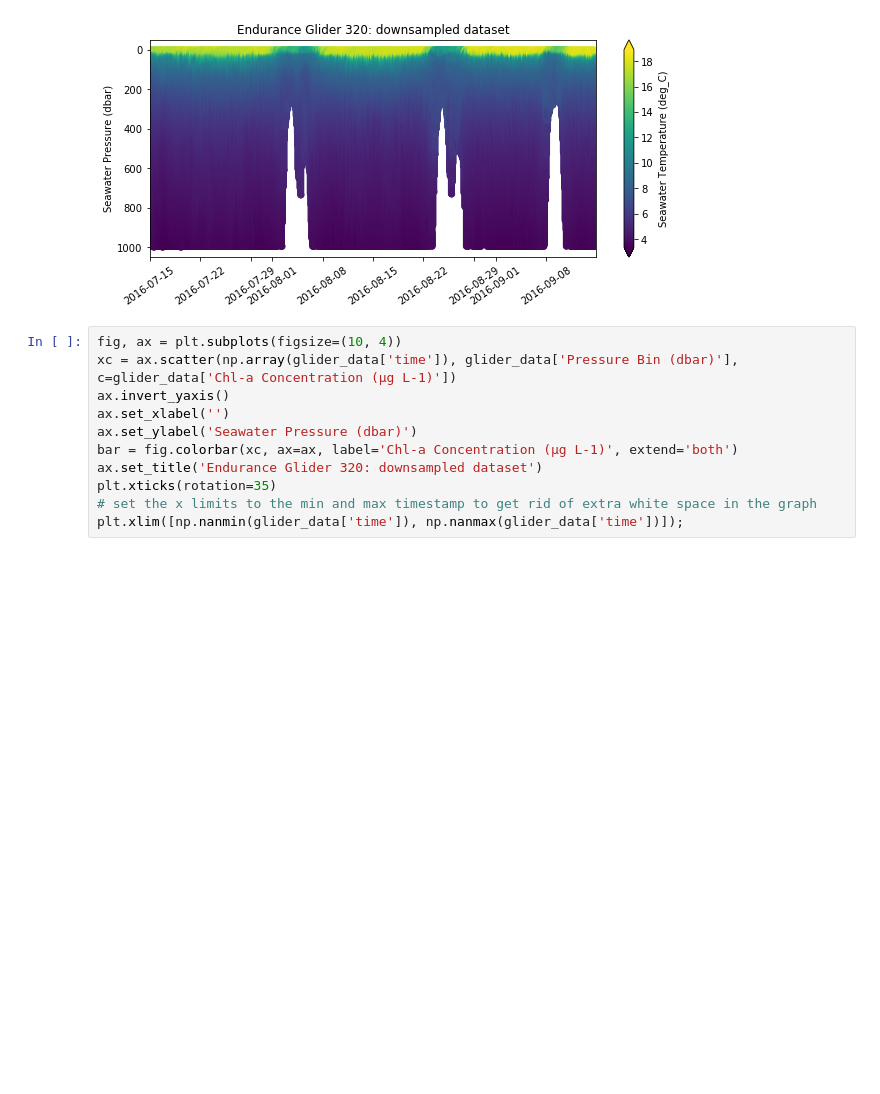
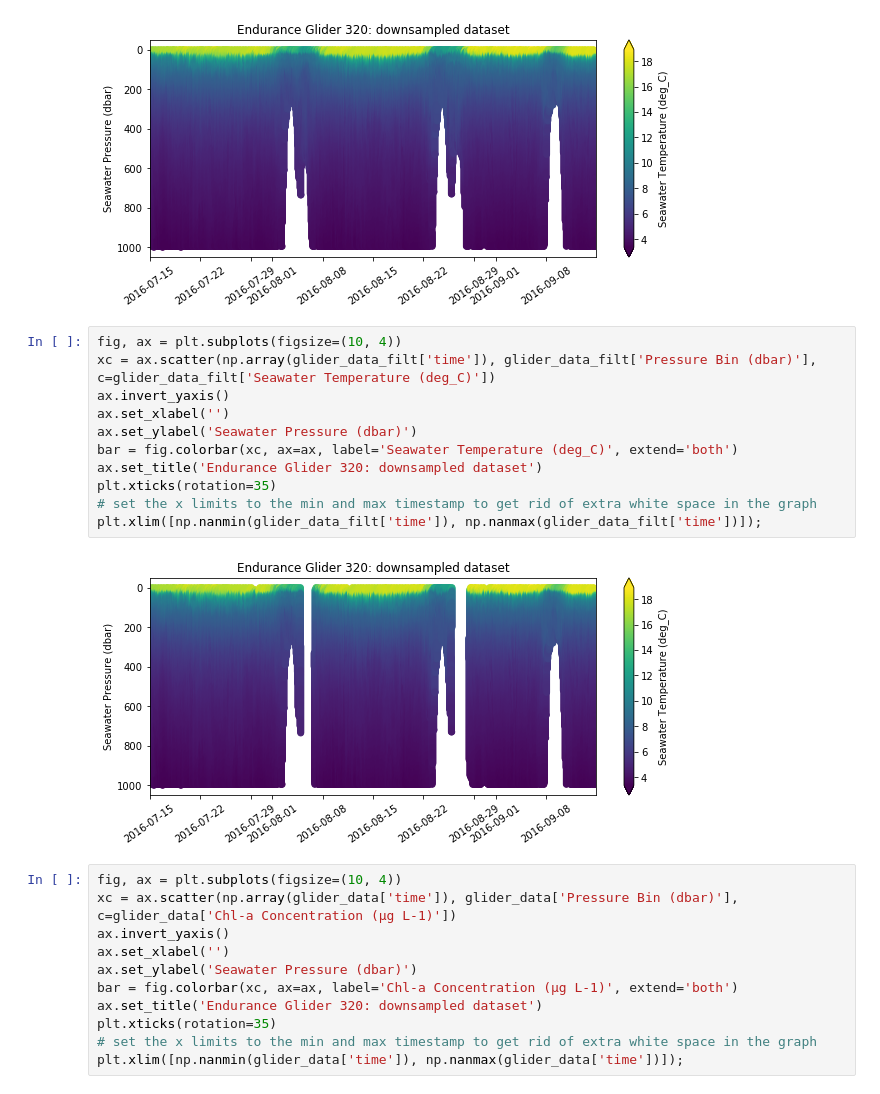
Before and after one commit to ooi-data-lab/nugget-notebooks, a Jupyter notebook: Theme2b_Endurance_coastal_upwelling.ipynb, the cells around one changed output. Cells and saved outputs as stored; diff of their text form; blank space fills up the shorter version.

```diff
--- a/Theme2b_Endurance_coastal_upwelling.ipynb
+++ b/Theme2b_Endurance_coastal_upwelling.ipynb
@@ -383,6 +422,19 @@ plt.xticks(rotation=35)
 plt.xlim([np.nanmin(glider_data['time']), np.nanmax(glider_data['time'])]);
 # %% [output]
 [figure]
+# %%
+fig, ax = plt.subplots(figsize=(10, 4))
+xc = ax.scatter(np.array(glider_data_filt['time']), glider_data_filt['Pressure Bin (dbar)'], c=glider_data_filt['Seawater Temperature (deg_C)'])
+ax.invert_yaxis()
+ax.set_xlabel('')
+ax.set_ylabel('Seawater Pressure (dbar)')
+bar = fig.colorbar(xc, ax=ax, label='Seawater Temperature (deg_C)', extend='both')
+ax.set_title('Endurance Glider 320: downsampled dataset')
+plt.xticks(rotation=35)
+# set the x limits to the min and max timestamp to get rid of extra white space in the graph
+plt.xlim([np.nanmin(glider_data_filt['time']), np.nanmax(glider_data_filt['time'])]);
+# %% [output]
+[figure, added]
 # %%
 fig, ax = plt.subplots(figsize=(10, 4))
 xc = ax.scatter(np.array(glider_data['time']), glider_data['Pressure Bin (dbar)'], c=glider_data['Chl-a Concentration (µg L-1)'])
```
Also changed, not shown: parts of 10 cells of this notebook, 6 other files.
